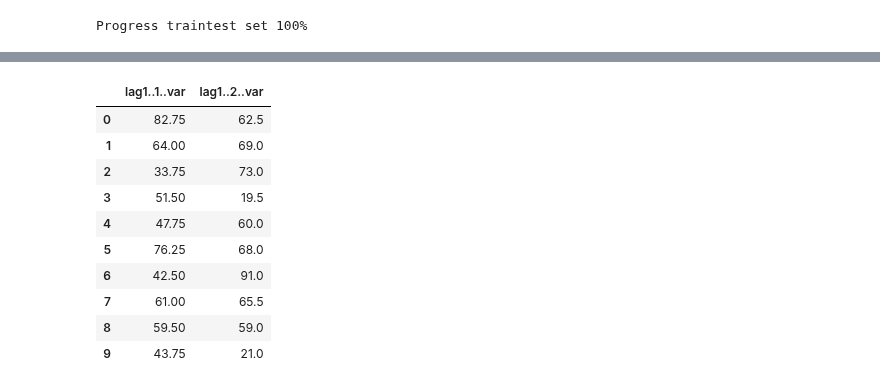
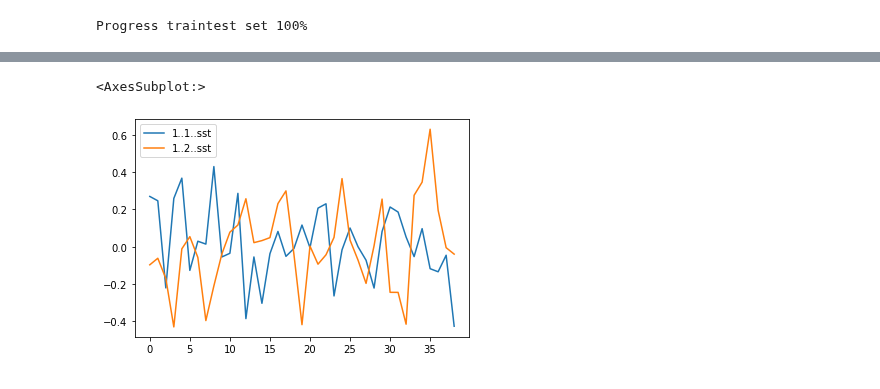
Before and after one commit to AI4S2S/s2spy, a Jupyter notebook: notebooks/prototype_RGDR.ipynb, the cells around one changed output, grey strips where cells are left out. Drawn from its saved outputs; the diff is of its cells as text; code cells hidden in the pictures.

```diff
--- a/notebooks/prototype_RGDR.ipynb
+++ b/notebooks/prototype_RGDR.ipynb
@@ -272,14 +216,10 @@ Type:      builtin_function_or_method
-# %%
-map_regions.single_split_spatial_mean_regions(precur_arr, labels, name='var', lag_names=['lag1'])
-# %% [output]
-|  | lag1..1..var | lag1..2..var |
-| 0 | 82.75 | 62.5 |
-| 1 | 64.00 | 69.0 |
-| 2 | 33.75 | 73.0 |
-| 3 | 51.50 | 19.5 |
-| 4 | 47.75 | 60.0 |
-| 5 | 76.25 | 68.0 |
-| 6 | 42.50 | 91.0 |
-| 7 | 61.00 | 65.5 |
-| 8 | 59.50 | 59.0 |
-| 9 | 43.75 | 21.0 |
+# %%
+df_tscorr = map_regions.spatial_mean_regions(precur_arr = field_lag_1.values, # to degrees,
+                                             labels = prec_labels.sel(split=0).values,
+                                             corr_wgts = xrcorr.sel(split=0).values,
+                                             lag_names = lags,
+                                             name = 'sst')
+df_tscorr.plot()
+# %% [output]
+<AxesSubplot:>
+[figure, added]
```
Also changed, not shown: parts of 17 cells of this notebook, 1 other file.
